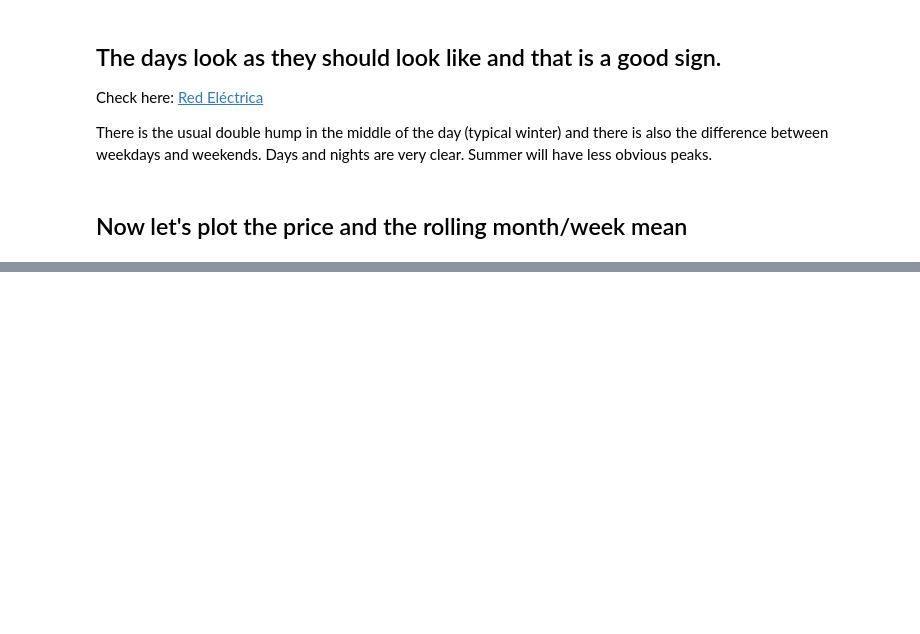
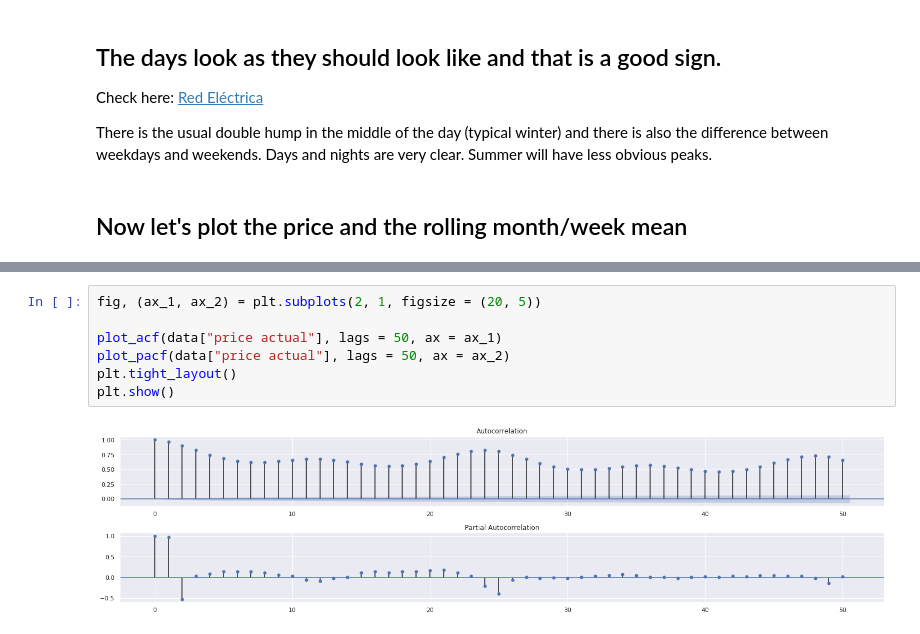
Before and after one commit to DrAlexSanz/Electricity-prices, a Jupyter notebook: Time_series_stationality.ipynb, the cells around one changed output, grey strips where cells are left out. Drawn from its saved outputs; the diff is of its cells as text; blank space fills up the shorter version.

```diff
--- a/Time_series_stationality.ipynb
+++ b/Time_series_stationality.ipynb
@@ -80,0 +173,9 @@ ax.plot(rolling_month, linestyle = "--", linewidth = 2, label = "Price: 30 days
+# %%
+fig, (ax_1, ax_2) = plt.subplots(2, 1, figsize = (20, 5))
+
+plot_acf(data["price actual"], lags = 50, ax = ax_1)
+plot_pacf(data["price actual"], lags = 50, ax = ax_2)
+plt.tight_layout()
+plt.show()
+# %% [output]
+[figure, added]
```
Also changed, not shown: parts of 19 cells of this notebook.
